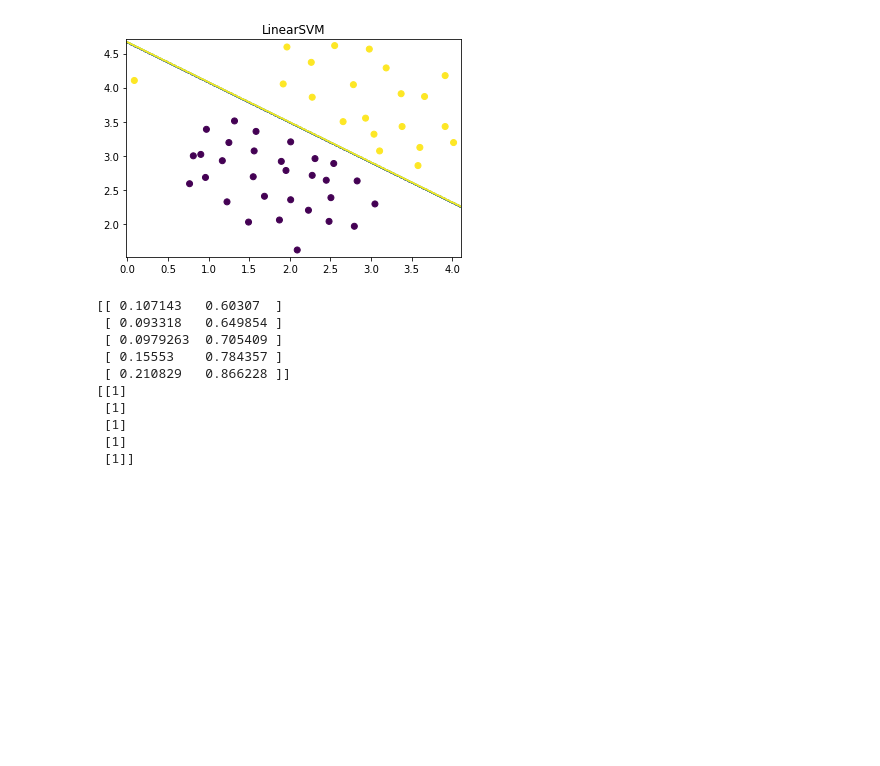
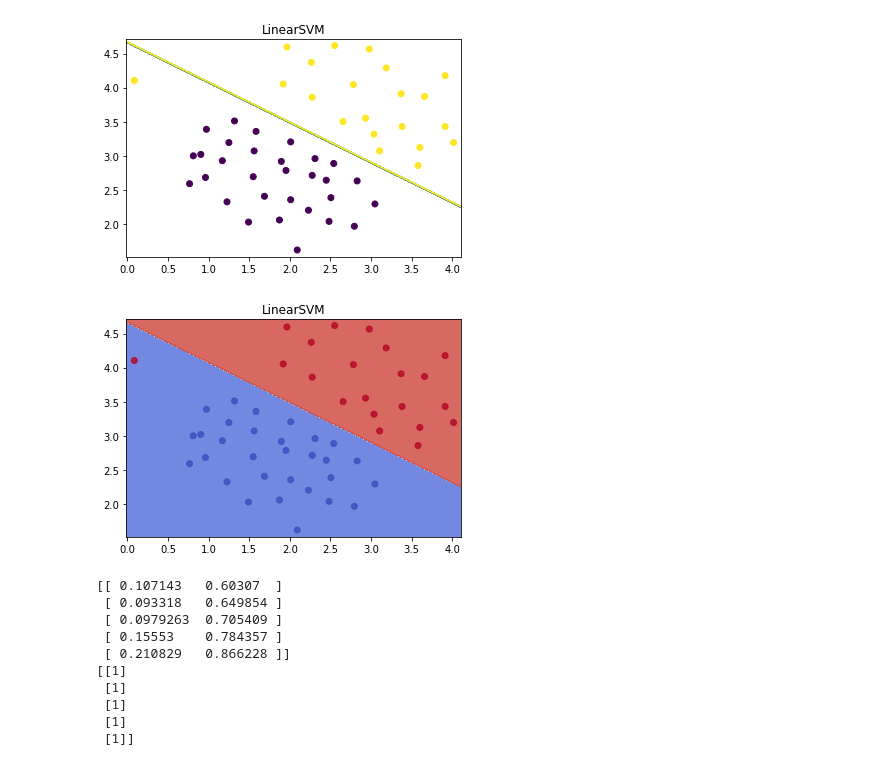
Before and after one commit to TingNie/Coursera-ML-using-matlab-python, a Jupyter notebook: svm.ipynb, the cells around one changed output. Cells and saved outputs as stored; diff of their text form; code cells hidden in the pictures; blank space fills up the shorter version.

```diff
--- a/svm.ipynb
+++ b/svm.ipynb
@@ -89,6 +89,12 @@ plt.title("LinearSVM")
 plt.show()
 # %% [output]
 [figure]
+# %%
+plot_decision_boundary(lambda x:clf.predict(x),X,y,0.1)
+plt.title("LinearSVM")
+plt.show()
+# %% [output]
+[figure, added]
 # %%
 #load data2
 data2 = sio.loadmat('ex6data2.mat')
```
Also changed, not shown: parts of 6 cells of this notebook.
